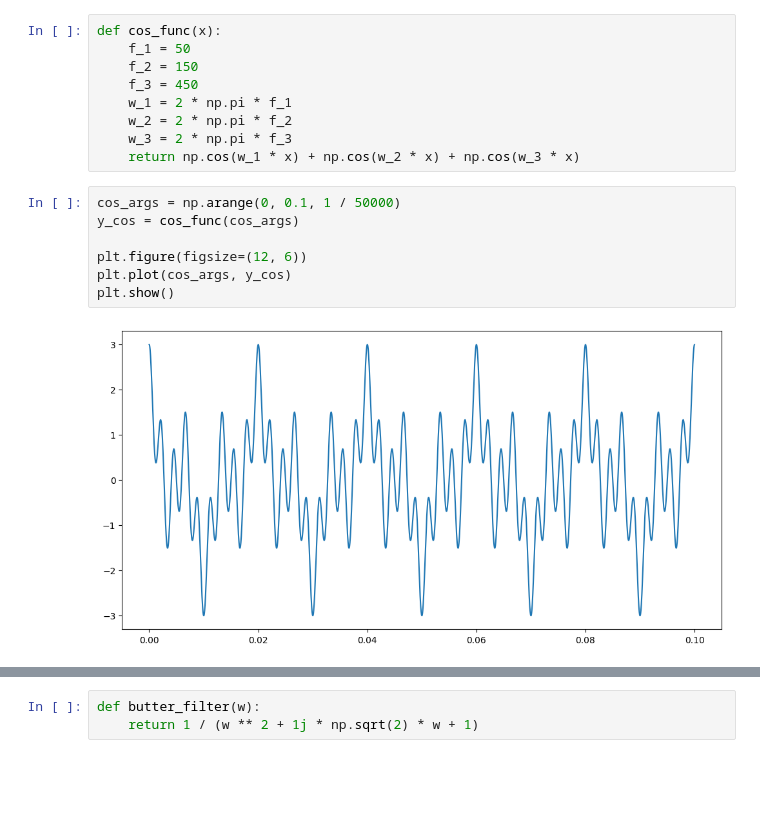
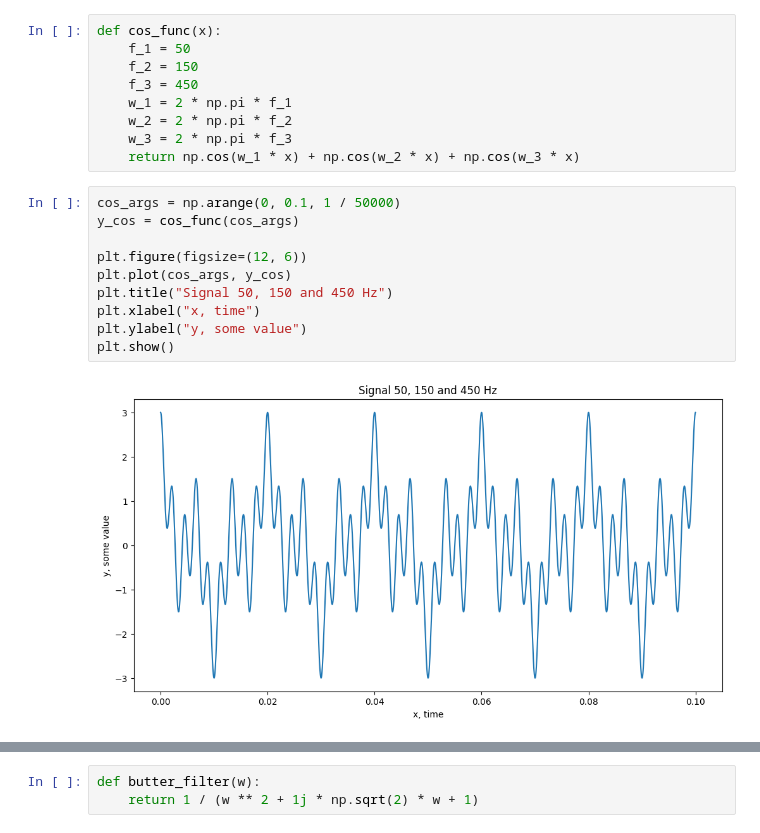
Before and after one commit to pimonov-student/another_digital_signal, a Jupyter notebook: lab_four.ipynb, the cells around one changed output, grey strips where cells are left out. Saved outputs shown, nothing was run; the diff lists cells and outputs as text; blank space fills up the shorter version.

```diff
--- a/lab_four.ipynb
+++ b/lab_four.ipynb
@@ -13,12 +13,15 @@ def cos_func(x):
 # %%
 cos_args = np.arange(0, 0.1, 1 / 50000)
 y_cos = cos_func(cos_args)
 
 plt.figure(figsize=(12, 6))
 plt.plot(cos_args, y_cos)
+plt.title("Signal 50, 150 and 450 Hz")
+plt.xlabel("x, time")
+plt.ylabel("y, some value")
 plt.show()
 # %% [output]
-[figure, old version]
+[figure, new version]
 # %%
 x_cos_fft = np.fft.fftfreq(len(cos_args), 0.1 / len(cos_args))
 y_cos_fft = np.fft.fft(y_cos)
```
Also changed, not shown: parts of 12 cells of this notebook.
